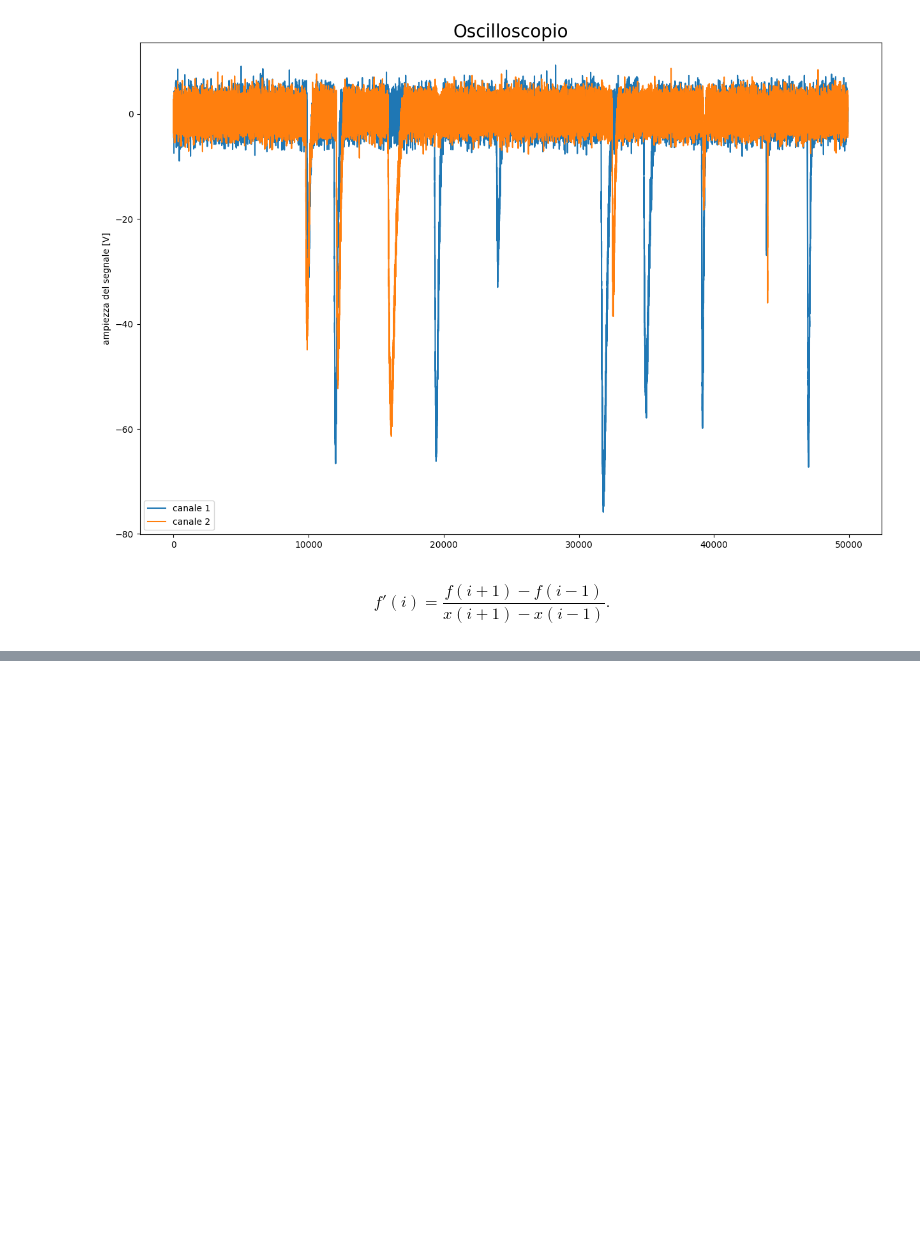
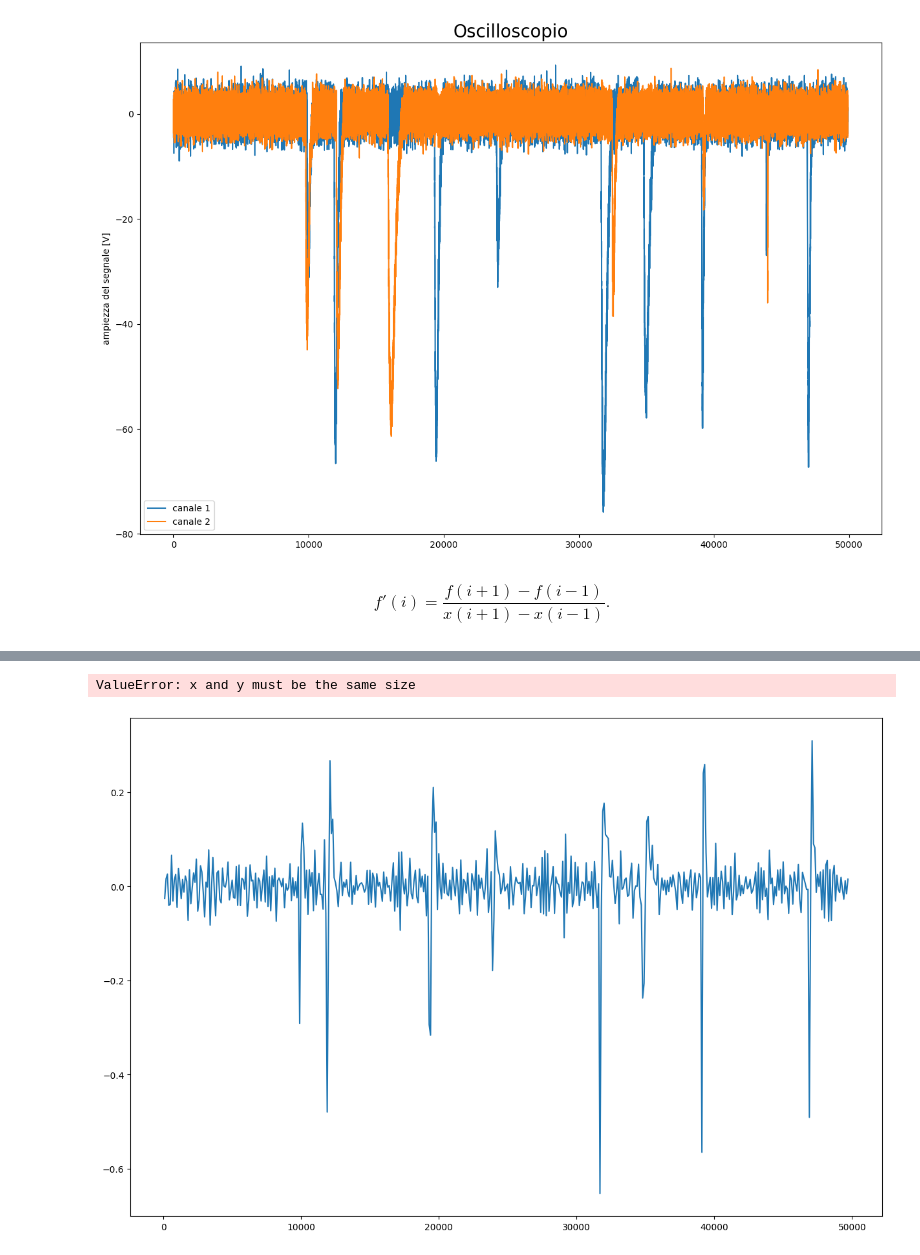
Before and after one commit to marcometeo4p/MCF, a Jupyter notebook: E07/es.ipynb, the cells around one changed output, grey strips where cells are left out. Saved outputs shown, nothing was run; the diff lists cells and outputs as text; code cells hidden in the pictures; blank space fills up the shorter version.

```diff
--- a/E07/es.ipynb
+++ b/E07/es.ipynb
@@ -102,0 +208,46 @@ plt.show()
+# %%
+dati_min=data[3]
+mins=[]
+for i in range(1, len(dati_min['time']) - 1):
+    # Verifica l'attraversamento dello zero da negativo a positivo (punto di minimo)
+    if dati_min['der_1'].iloc[i+1] > 0 and dati_min['der_1'].iloc[i-1] < 0:
+        if dati_min['der_1'][i] < 0:
+            mins.append(int((2 * i + 1) / 2))
+        elif dati_min['der_1'][i] > 0:
+            mins.append(int((2 * i - 1) / 2))
+
+plt.figure(figsize=(15, 10))
+plt.plot(dati_min['time'], dati_min['der_1'], label='canale 1')
+#plt.plot(df_der['time'], df_der['der_2'], label='canale 2')
+# Estrae i tempi corrispondenti agli indici e plotta i punti sulla curva della derivata
+plt.scatter(df['time'].iloc[mins*100], df['signal1'].iloc[mins*100], marker="*", color='red', s=150, label='minimi')
+plt.xlabel('tempo [s]')
+plt.ylabel('derivata segnale [V/s]')
+plt.title(f"derivata oscilloscopio e minimi", fontsize=20)
+plt.legend()
+#plt.savefig(f"ocsilloscopio_n{step}.png")
+plt.show()
+'''
+mins=[]
+for i in range(1, len(dati_min['time']) - 1):
+    # Verifica l'attraversamento dello zero da negativo a positivo (punto di minimo)
+    if dati_min['der_2'].iloc[i+1] > 0 and dati_min['der_2'].iloc[i-1] < 0:
+        if dati_min['der_2'][i] < 0:
+            mins.append(int((2 * i + 1) / 2))
+        elif dati_min['der_2'][i] > 0:
+            mins.append(int((2 * i - 1) / 2))
+
+plt.figure(figsize=(15, 10))
+plt.plot(dati_min['time'], dati_min['der_2'], label='canale 1')
+plt.plot(df_der['time'], df_der['der_2'], label='canale 2')
+# Estrae i tempi corrispondenti agli indici e plotta i punti sulla curva della derivata
+plt.scatter(dati_min['time'].iloc[mins], dati_min['der_1'].iloc[mins], marker="*", color='red', s=150, label='minimi')
+plt.xlabel('tempo [s]')
+plt.ylabel('derivata segnale [V/s]')
+plt.title(f"derivata oscilloscopio e minimi", fontsize=20)
+plt.legend()
+#plt.savefig(f"ocsilloscopio_n{step}.png")
+plt.show()'''
+# %% [output]
+ValueError: x and y must be the same size
+[figure, added]
```
Also changed, not shown: parts of 6 cells of this notebook, 11 other files.
